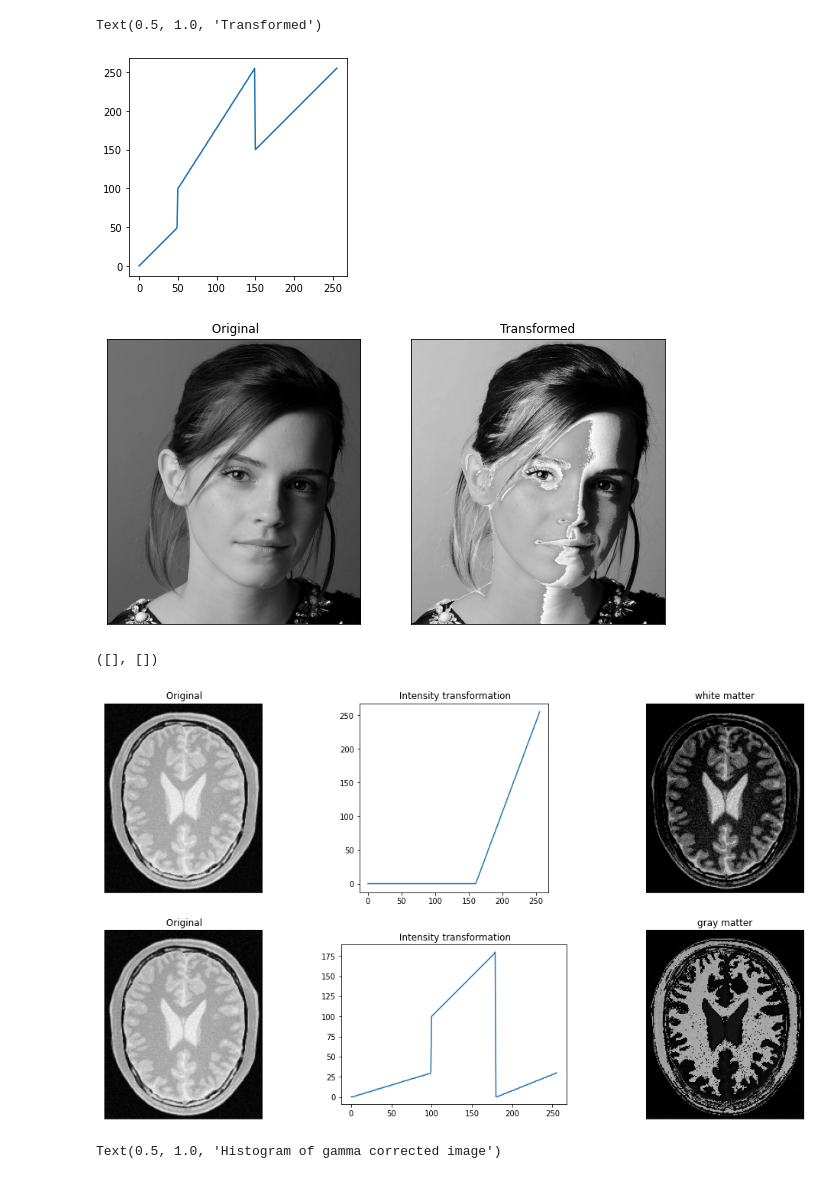
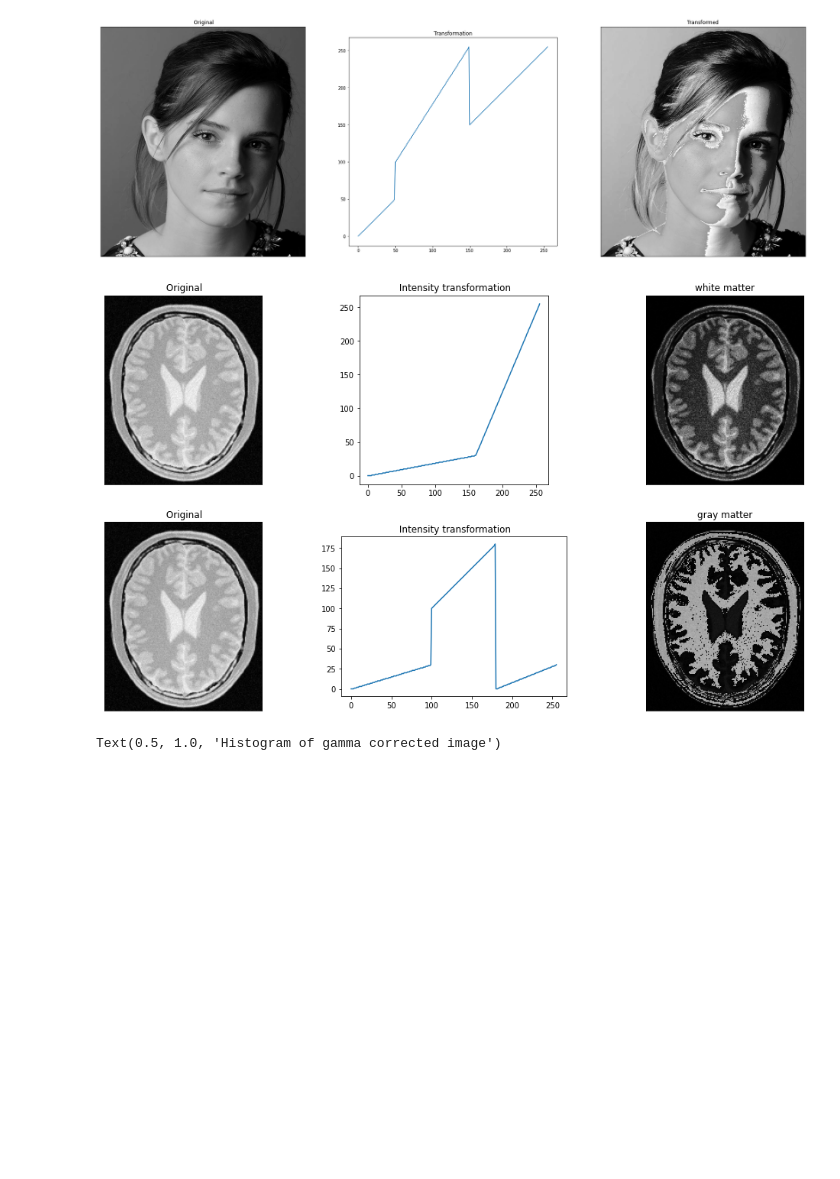
Before and after one commit to NaduniDamsariLiyanage/en_2550, a Jupyter notebook: 190356E_Assingment1.ipynb, the cells around one changed output. Saved outputs shown, nothing was run; the diff lists cells and outputs as text; code cells hidden in the pictures; blank space fills up the shorter version.

```diff
--- a/190356E_Assingment1.ipynb
+++ b/190356E_Assingment1.ipynb
@@ -1,47 +3,28 @@
 # %%
-import numpy as np
-import cv2 as cv
-import matplotlib.pyplot as plt
-
+#Q1
 f = cv.imread('./assingment1_images/emma_gray.jpg', cv.IMREAD_GRAYSCALE)
 assert f is not None
 t1 = np.linspace(0,50,50)
 t2 = np.linspace(100,255,100)
 t3 = np.linspace(150,255,106)
-
-
 t = np.concatenate((t1,t2,t3),axis=0).astype(np.uint8)
-fig,ax = plt.subplots()
-ax.plot(t)
-ax.set_aspect('equal')
 assert len(t) == 256
 g = cv.LUT(f, t)
-
-
-fig,axes = plt.subplots(1,2,sharex= 'all' , sharey='all',figsize = (10,10) )
-axes[0].imshow(f, cmap ='gray',vmin=0,vmax=255)
-axes[0].set_title(' Original')
-axes[0].set_xticks([]),axes[0].set_yticks([])
-axes[1].imshow(g, cmap ='gray',vmin=0,vmax=255)
-axes[1].set_title('Transformed')
+fig,axes = plt.subplots(1,3,figsize = (30,10) )
+axes[0].imshow(f, cmap ='gray',vmin=0,vmax=255), axes[0].set_title(' Original'), axes[0].set_xticks([]),axes[0].set_yticks([])
+axes[1].plot(t), axes[1].set_aspect('equal'), axes[1].set_title("Transformation")
+axes[2].imshow(g, cmap ='gray',vmin=0,vmax=255), axes[2].set_title('Transformed'), axes[2].set_xticks([]),axes[2].set_yticks([])
+plt.show()
 # %% [output]
-Text(0.5, 1.0, 'Transformed')
-[figure, old version]
+[figure, new version]
-[figure, removed]
 # %%
-import numpy as np
-import cv2 as cv
-import matplotlib.pyplot as plt
-
 brain = cv.imread('./assingment1_images/brain_proton_density_slice.png', cv.IMREAD_GRAYSCALE)
 assert brain is not None
-
-t1 = np.linspace(0,0,160)
-t2 = np.linspace(0,255,96)
+t1 = np.linspace(0,30,160)
+t2 = np.linspace(30,255,96)
 t = np.concatenate((t1,t2),axis=0).astype(np.uint8)
 assert len(t) == 256
 g = cv.LUT(brain, t)
-
 s1 = np.linspace(0,30,100)
 s2 = np.linspace(30,100,0)
 s3 = np.linspace(100,180,80)
@@ -50,30 +33,15 @@ s = np.concatenate((s1,s2,s3,s4),axis=0).astype(np.uint8)
 assert len(s) == 256
 g1 = cv.LUT(brain, s)
 
+fig,axes = plt.subplots(2,3,figsize = (18,10))
+axes[0,0].imshow(brain, cmap ='gray',vmin=0,vmax=255), axes[0,0].set_title(' Original'), axes[0,0].set_xticks([]),axes[0,0].set_yticks([])
+axes[0,1].plot(t), axes[0,1].set_aspect('equal'), axes[0,1].set_title(' Intensity transformation')
+axes[0,2].imshow(g, cmap ='gray',vmin=0,vmax=255), axes[0,2].set_title('white matter'), axes[0,2].set_xticks([]),axes[0,2].set_yticks([])
 
-
-fig,axes = plt.subplots(2,3,figsize = (18,10))
-
-axes[0,0].imshow(brain, cmap ='gray',vmin=0,vmax=255)
-axes[0,0].set_title(' Original')
-axes[0,0].set_xticks([]),axes[0,0].set_yticks([])
-axes[0,1].plot(t)
-axes[0,1].set_aspect('equal')
-axes[0,1].set_title(' Intensity transformation')
-axes[0,2].imshow(g, cmap ='gray',vmin=0,vmax=255)
-axes[0,2].set_title('white matter')
-axes[0,2].set_xticks([]),axes[0,2].set_yticks([])
-
-axes[1,0].imshow(brain, cmap ='gray',vmin=0,vmax=255)
-axes[1,0].set_title(' Original')
-axes[1,0].set_xticks([]),axes[1,0].set_yticks([])
-axes[1,1].plot(s)
-axes[1,1].set_aspect('equal')
-axes[1,1].set_title(' Intensity transformation')
-axes[1,2].imshow(g1, cmap ='gray',vmin=0,vmax=255)
-axes[1,2].set_title('gray matter')
-axes[1,2].set_xticks([]),axes[1,2].set_yticks([])
+axes[1,0].imshow(brain, cmap ='gray',vmin=0,vmax=255), axes[1,0].set_title(' Original'), axes[1,0].set_xticks([]),axes[1,0].set_yticks([])
+axes[1,1].plot(s), axes[1,1].set_aspect('equal'), axes[1,1].set_title(' Intensity transformation')
+axes[1,2].imshow(g1, cmap ='gray',vmin=0,vmax=255), axes[1,2].set_title('gray matter'), axes[1,2].set_xticks([]),axes[1,2].set_yticks([])
+plt.show()
 # %% [output]
-([], [])
-[figure, old version]
+[figure, new version]
 # %%
```
Also changed, not shown: parts of 2 cells of this notebook, 1 other file.
